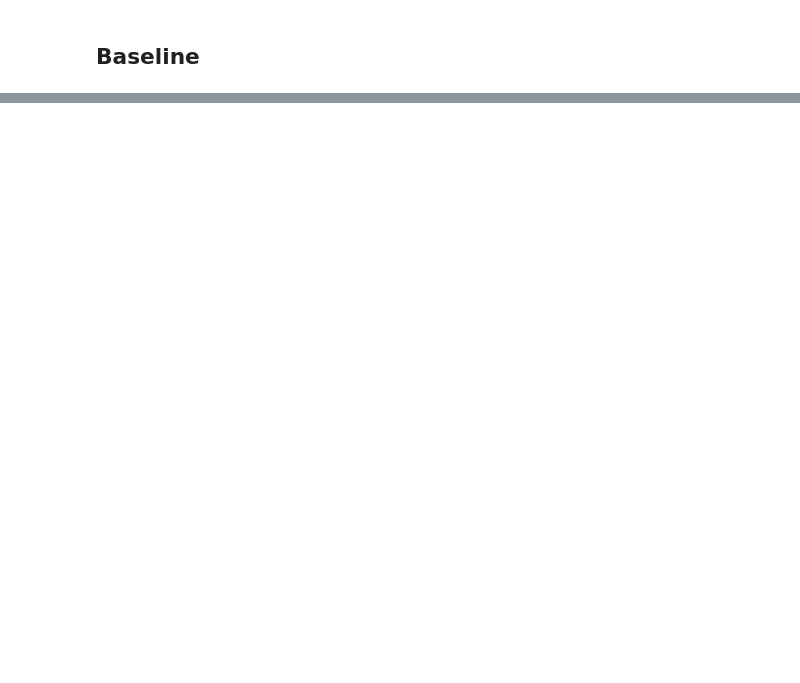
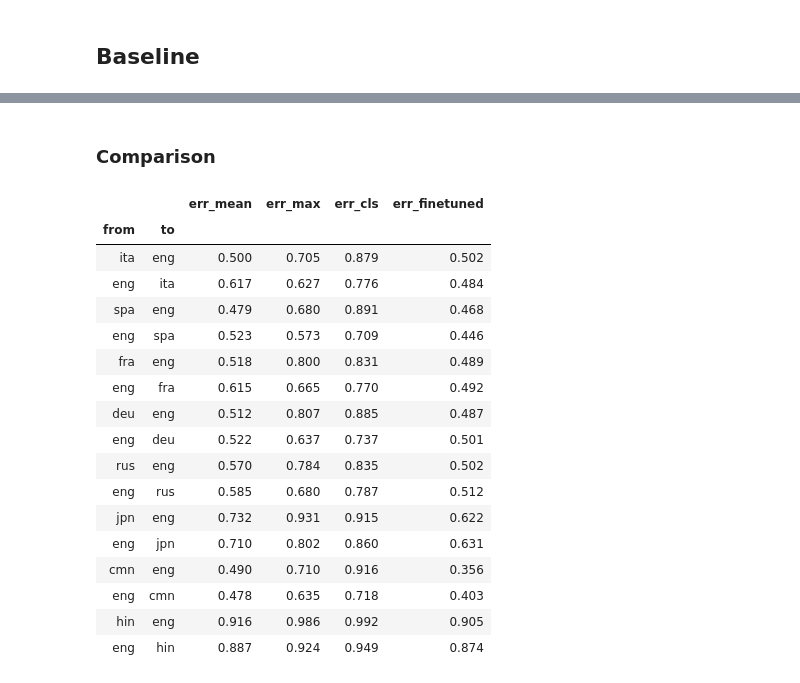
Before and after one commit to alinaalborova/sentence-transformers, a Jupyter notebook: notebooks/Multilingual Bert on NLI.ipynb, the cells around one changed output, grey strips where cells are left out. Saved outputs shown, nothing was run; the diff lists cells and outputs as text; code cells hidden in the pictures; blank space fills up the shorter version.

```diff
--- a/notebooks/Multilingual Bert on NLI.ipynb
+++ b/notebooks/Multilingual Bert on NLI.ipynb
@@ -354,0 +363,5 @@ np.sum(cmn_to_eng[:, 0] == np.arange(1000))
+# %%
+results = []
+for pair in PAIRS:
+    results += evaluate_language_pair(model, pair_name=pair, batch_size=50)
+df_baseline_cls = pd.DataFrame(results, columns=["from", "to", "correct", "total"])
@@ -354,0 +421,2 @@ np.sum(cmn_to_eng[:, 0] == np.arange(1000))
+# %% [markdown]
+### Comparison
@@ -354,0 +428,25 @@ np.sum(cmn_to_eng[:, 0] == np.arange(1000))
+# %%
+df_err = pd.concat([
+    df.set_index(["from", "to"]).drop(["correct", "total"], axis=1)
+    for df in (df_baseline_mean, df_baseline_max, df_baseline_cls, df_finetuned)
+], axis=1)
+df_err
+# %% [output]
+|  |  | err_mean | err_max | err_cls | err_finetuned |
+| from | to |  |  |  |  |
+| ita | eng | 0.500 | 0.705 | 0.879 | 0.502 |
+| eng | ita | 0.617 | 0.627 | 0.776 | 0.484 |
+| spa | eng | 0.479 | 0.680 | 0.891 | 0.468 |
+| eng | spa | 0.523 | 0.573 | 0.709 | 0.446 |
+| fra | eng | 0.518 | 0.800 | 0.831 | 0.489 |
+| eng | fra | 0.615 | 0.665 | 0.770 | 0.492 |
+| deu | eng | 0.512 | 0.807 | 0.885 | 0.487 |
+| eng | deu | 0.522 | 0.637 | 0.737 | 0.501 |
+| rus | eng | 0.570 | 0.784 | 0.835 | 0.502 |
+| eng | rus | 0.585 | 0.680 | 0.787 | 0.512 |
+| jpn | eng | 0.732 | 0.931 | 0.915 | 0.622 |
+| eng | jpn | 0.710 | 0.802 | 0.860 | 0.631 |
+| cmn | eng | 0.490 | 0.710 | 0.916 | 0.356 |
+| eng | cmn | 0.478 | 0.635 | 0.718 | 0.403 |
+| hin | eng | 0.916 | 0.986 | 0.992 | 0.905 |
+| eng | hin | 0.887 | 0.924 | 0.949 | 0.874 |
```
Also changed, not shown: parts of 31 cells of this notebook, 2 other files.
